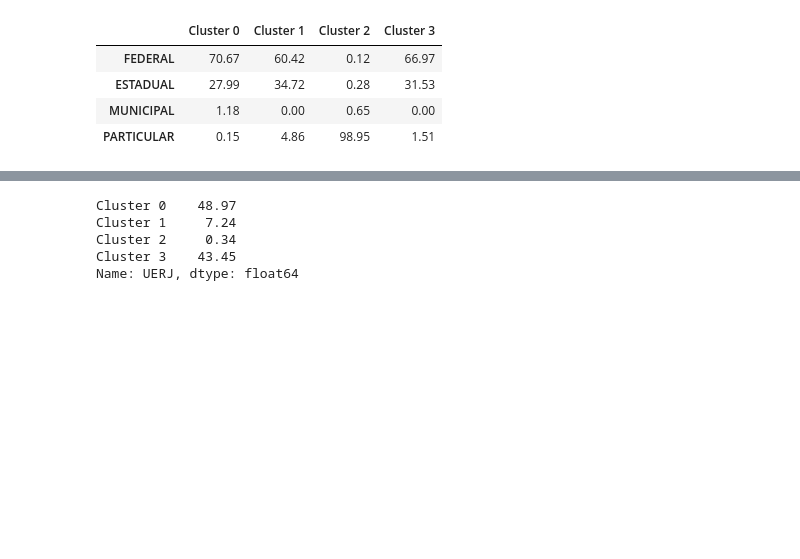
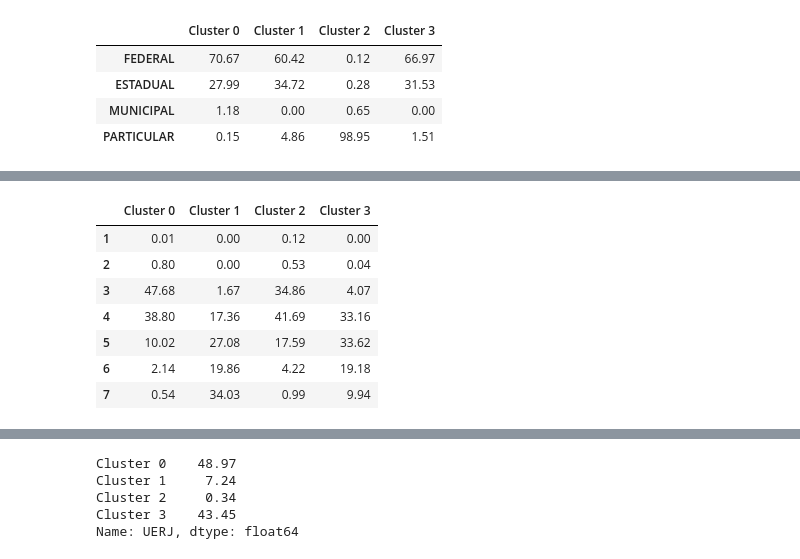
Before and after one commit to ieee-uerj/capes-data-analysis, a Jupyter notebook: Gustavo/Clusterização da Grande Base.ipynb, the cells around one changed output, grey strips where cells are left out. Drawn from its saved outputs; the diff is of its cells as text; code cells hidden in the pictures; blank space fills up the shorter version.

```diff
--- a/Gustavo/Clusterização da Grande Base.ipynb
+++ b/Gustavo/Clusterização da Grande Base.ipynb
@@ -290,0 +329,11 @@ compcategorica('CS_STATUS_JURIDICO').fillna(0)
+# %%
+compcategorica("CD_CONCEITO_PROGRAMA",1)
+# %% [output]
+|  | Cluster 0 | Cluster 1 | Cluster 2 | Cluster 3 |
+| 1 | 0.01 | 0.00 | 0.12 | 0.00 |
+| 2 | 0.80 | 0.00 | 0.53 | 0.04 |
+| 3 | 47.68 | 1.67 | 34.86 | 4.07 |
+| 4 | 38.80 | 17.36 | 41.69 | 33.16 |
+| 5 | 10.02 | 27.08 | 17.59 | 33.62 |
+| 6 | 2.14 | 19.86 | 4.22 | 19.18 |
+| 7 | 0.54 | 34.03 | 0.99 | 9.94 |
```
Also changed, not shown: parts of 14 cells of this notebook.
